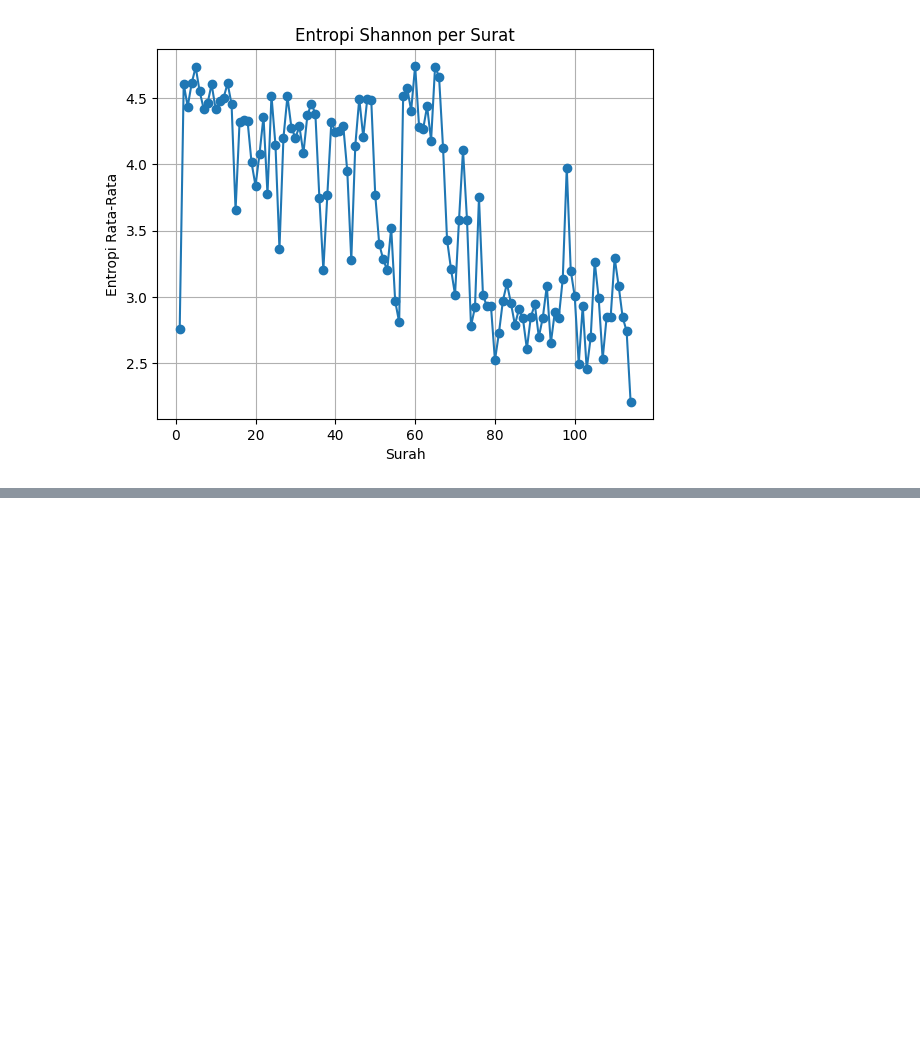
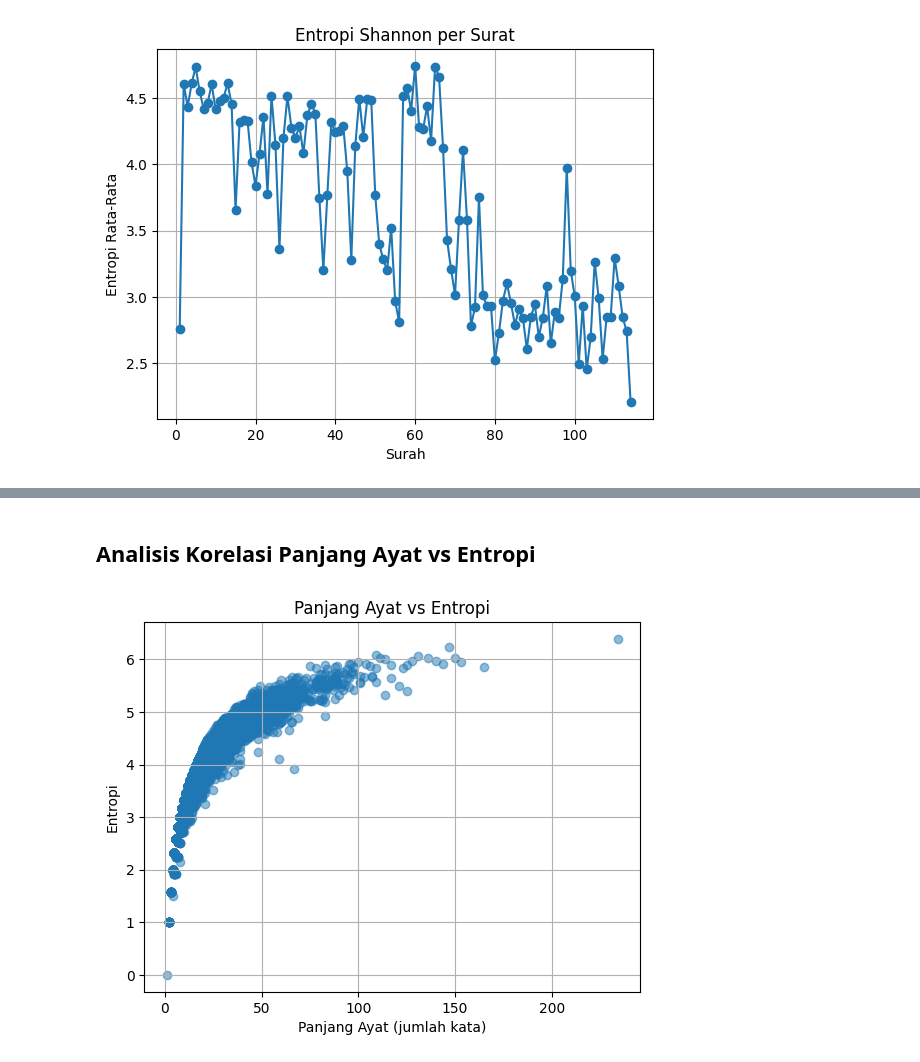
Before and after one commit to RefaMuhammad/Analisis-Al-Qur-an, a Jupyter notebook: notebook.ipynb, the cells around one changed output, grey strips where cells are left out. Saved outputs shown, nothing was run; the diff lists cells and outputs as text; code cells hidden in the pictures; blank space fills up the shorter version.

```diff
--- a/notebook.ipynb
+++ b/notebook.ipynb
@@ -89,0 +114,13 @@ plt.show()
+# %% [markdown]
+## **Analisis Korelasi Panjang Ayat vs Entropi**
+# %%
+df['panjang_ayat'] = df['tokens'].apply(len)
+
+plt.scatter(df['panjang_ayat'], df['entropy'], alpha=0.5)
+plt.xlabel('Panjang Ayat (jumlah kata)')
+plt.ylabel('Entropi')
+plt.title('Panjang Ayat vs Entropi')
+plt.grid()
+plt.show()
+# %% [output]
+[figure, added]
```
Also changed, not shown: parts of 30 cells of this notebook, 1 other file.
